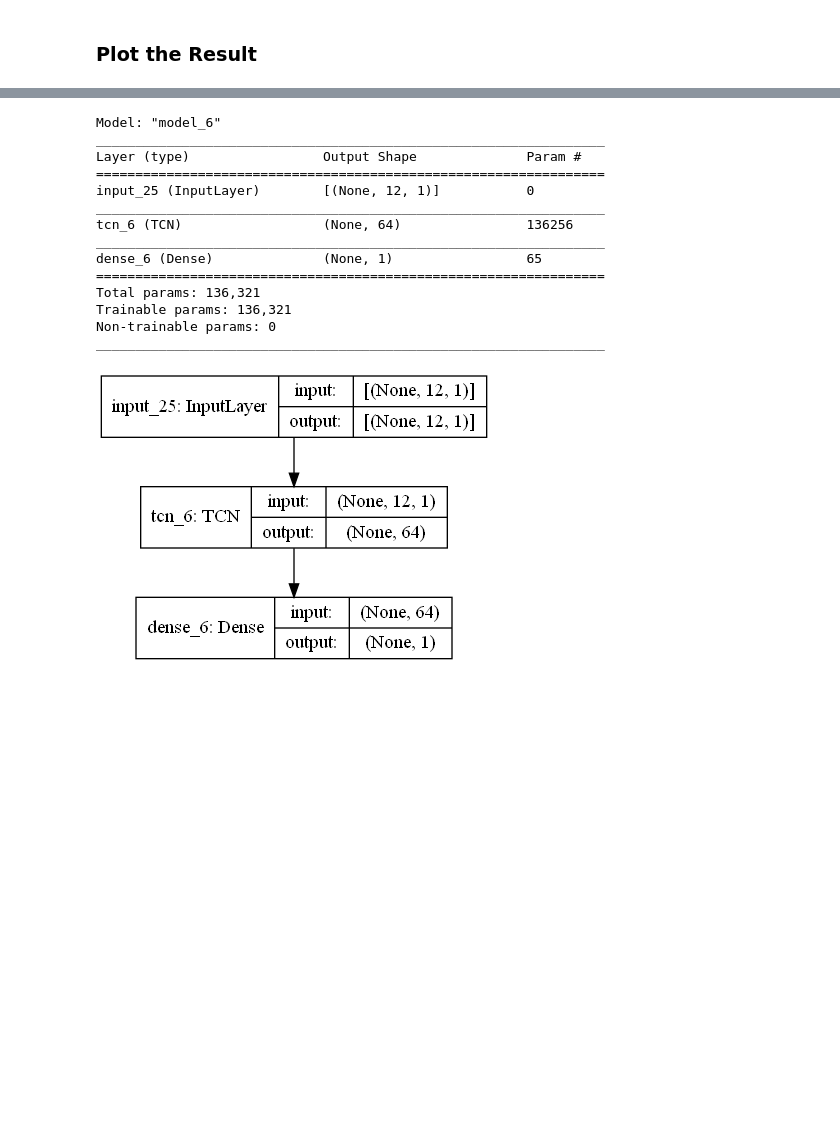
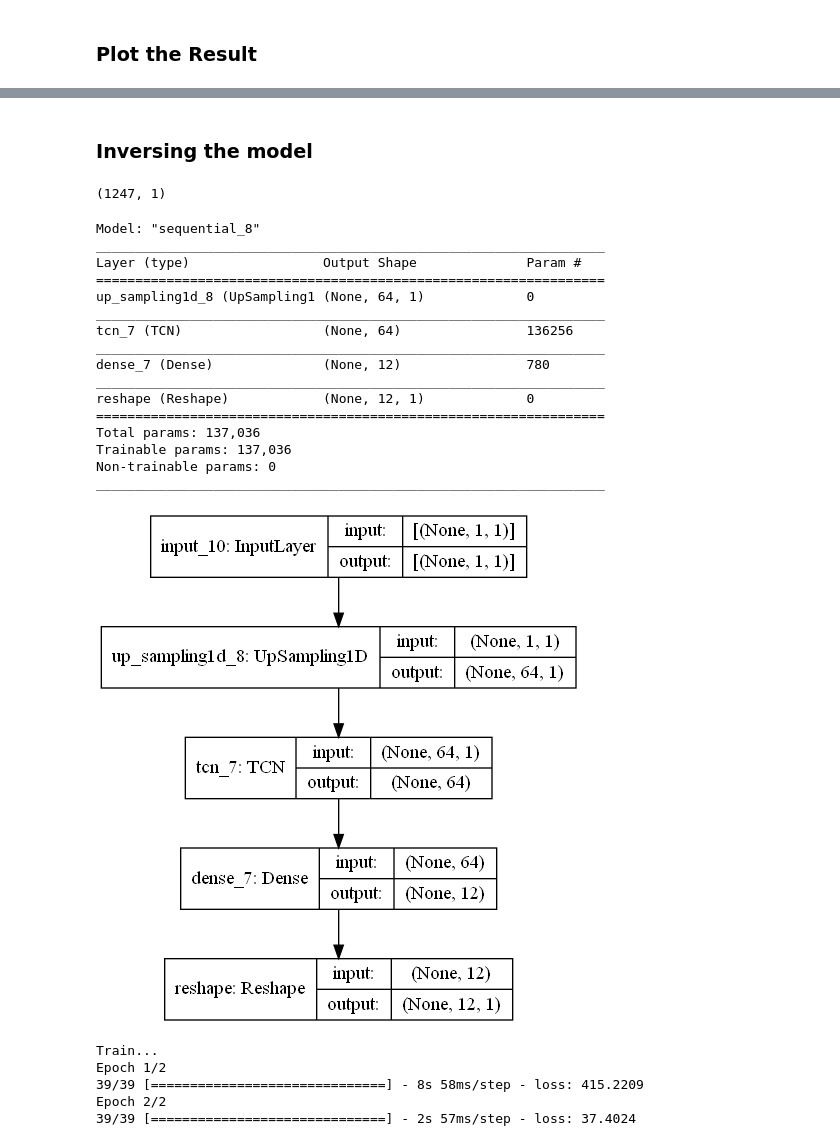
Before and after one commit to Lenflammeur/UCL-MSc_Project, a Jupyter notebook: TCN_TimeSeries_Approach.ipynb, the cells around one changed output, grey strips where cells are left out. Drawn from its saved outputs; the diff is of its cells as text; code cells hidden in the pictures; blank space fills up the shorter version.

Commit message:
inverse

```diff
--- a/TCN_TimeSeries_Approach.ipynb
+++ b/TCN_TimeSeries_Approach.ipynb
@@ -132,28 +180,38 @@ plt.show()
+# %% [markdown]
+### Inversing the model
 # %%
 from tensorflow.keras.layers import UpSampling1D
 from tensorflow import keras
+# %%
+y_train_inverse = y_train.reshape((y_train.shape[0], 1))
+y_train_inverse.shape
+# %% [output]
+(1247, 1)
 # %%
 model_inverse = keras.models.Sequential()
 model_inverse.add(keras.layers.InputLayer(input_shape=[1, 1]))
 model_inverse.add(keras.layers.UpSampling1D(64))
 model_inverse.add(TCN())
 model_inverse.add(keras.layers.Dense(12, activation='linear'))
+model_inverse.add(keras.layers.Reshape((12, 1), input_shape=(12, )))
 # %%
-model.summary()
-tf.keras.utils.plot_model(model, show_shapes=True)
+model_inverse.summary()
+tf.keras.utils.plot_model(model_inverse, show_shapes=True)
 # %% [output]
-Model: "model_6"
+Model: "sequential_8"
 _________________________________________________________________
 Layer (type)                 Output Shape              Param #
 =================================================================
-input_25 (InputLayer)        [(None, 12, 1)]           0
+up_sampling1d_8 (UpSampling1 (None, 64, 1)             0
 _________________________________________________________________
-tcn_6 (TCN)                  (None, 64)                136256
+tcn_7 (TCN)                  (None, 64)                136256
 _________________________________________________________________
-dense_6 (Dense)              (None, 1)                 65
+dense_7 (Dense)              (None, 12)                780
+_________________________________________________________________
+reshape (Reshape)            (None, 12, 1)             0
 =================================================================
-Total params: 136,321
-Trainable params: 136,321
+Total params: 137,036
+Trainable params: 137,036
 Non-trainable params: 0
 _________________________________________________________________
-[figure, old version]
+[figure, new version]
@@ -159,0 +222,9 @@ _________________________________________________________________
+# %%
+print('Train...')
+history = model_inverse.fit(test, X_train, epochs=2)
+# %% [output]
+Train...
+Epoch 1/2
+39/39 [==============================] - 8s 58ms/step - loss: 415.2209
+Epoch 2/2
+39/39 [==============================] - 2s 57ms/step - loss: 37.4024
```
Also changed, not shown: parts of 27 cells of this notebook, 6 other files.
